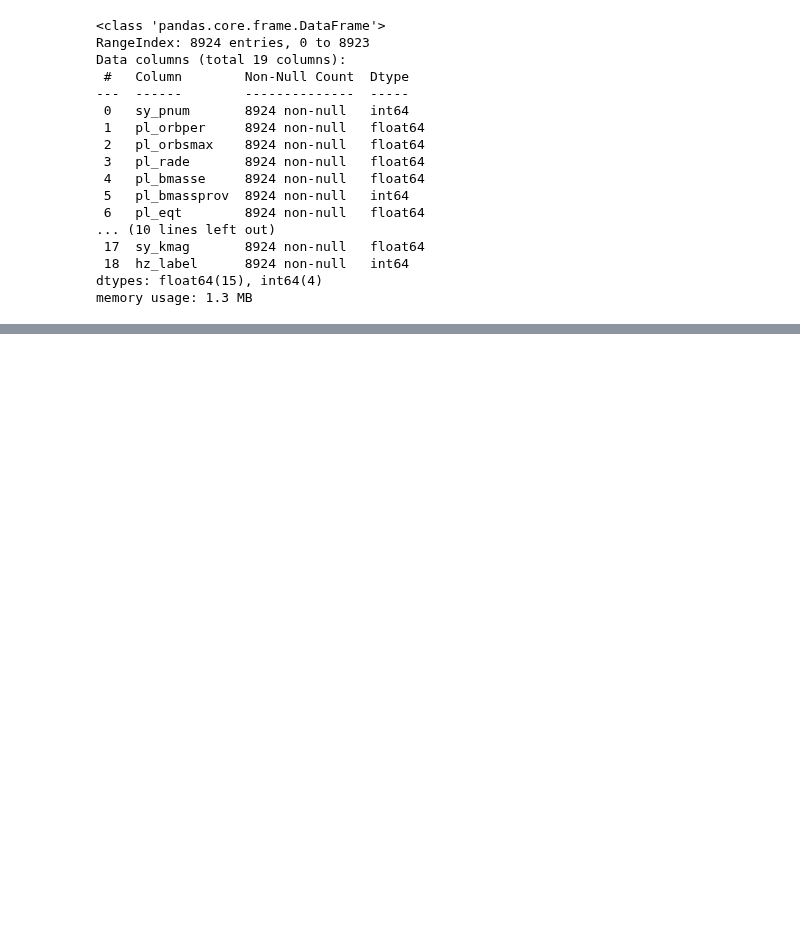
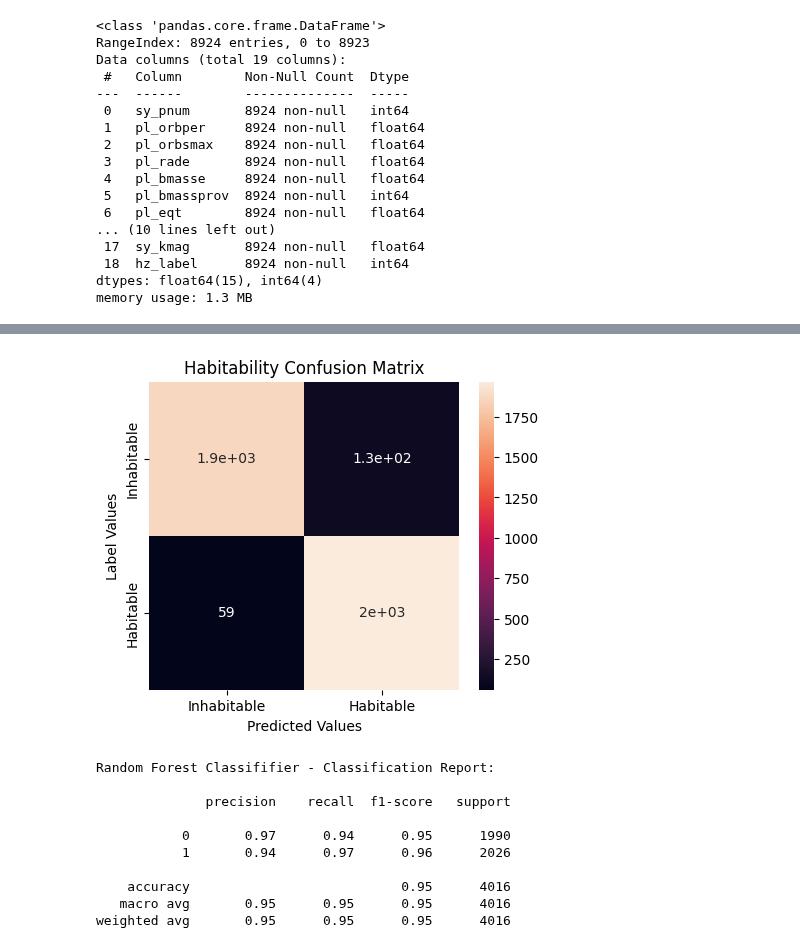
Before and after one commit to christinaxliu/research, a Jupyter notebook: JPL-Caltech/GalaxiesPaper2024/HabitableExoplanetClassifiers/KNN-RandomForest-XGBoost-Classifiers.ipynb, the cells around one changed output, grey strips where cells are left out. Saved outputs shown, nothing was run; the diff lists cells and outputs as text; code cells hidden in the pictures; blank space fills up the shorter version.

```diff
--- a/JPL-Caltech/GalaxiesPaper2024/HabitableExoplanetClassifiers/KNN-RandomForest-XGBoost-Classifiers.ipynb
+++ b/JPL-Caltech/GalaxiesPaper2024/HabitableExoplanetClassifiers/KNN-RandomForest-XGBoost-Classifiers.ipynb
@@ -527,0 +525,29 @@ weighted avg       0.86      0.82      0.81      2945
+# %%
+# Train a Random Forest classifier
+random_forest_classifier = RandomForestClassifier(n_estimators = 6,
+                                                  criterion = 'gini',
+                                                  max_depth = 11,
+                                                  max_features = 'log2',
+                                                  random_state = 0,
+                                                  max_leaf_nodes = 12).fit(features_train, labels_train)
+
+# Predict the samples in the test subset
+random_forest_classifier_predictions = random_forest_classifier.predict(features_test)
+
+# Plot the confusion matrix and print out the classification evaluation report
+random_forest_classifier_accuracy = accuracy_score(labels_test, random_forest_classifier_predictions)
+random_forest_classifier_confusion_matrix = plot_confusion_matrix(labels_test, random_forest_classifier_predictions)
+print(f"Random Forest Classififier - Classification Report:\n")
+print(classification_report(labels_test, random_forest_classifier_predictions))
+# %% [output]
+[figure, added]
+Random Forest Classififier - Classification Report:
+
+              precision    recall  f1-score   support
+
+           0       0.97      0.94      0.95      1990
+           1       0.94      0.97      0.96      2026
+
+    accuracy                           0.95      4016
+   macro avg       0.95      0.95      0.95      4016
+weighted avg       0.95      0.95      0.95      4016
```
Also changed, not shown: parts of 15 cells of this notebook.
